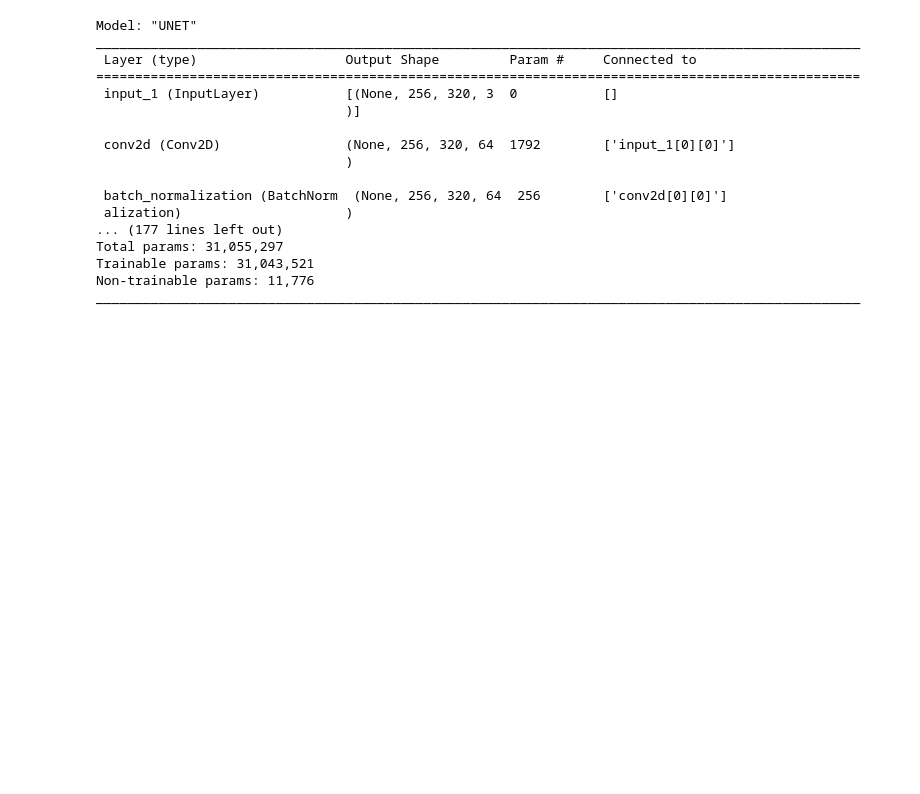
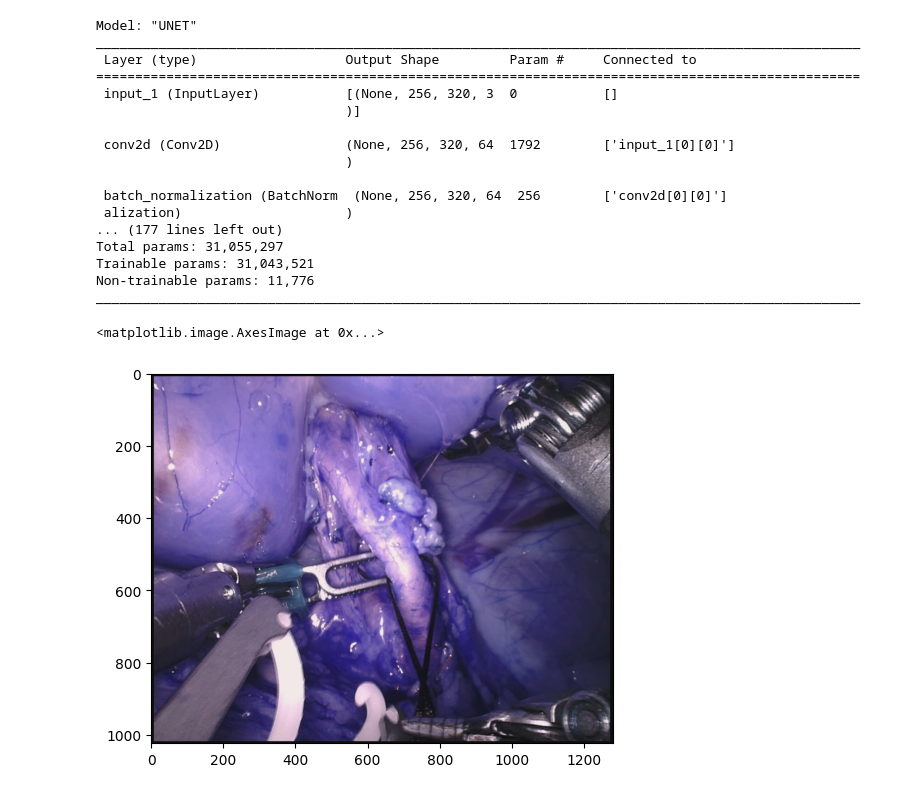
Before and after one commit to JoshuaR26/U-Net-Surgical-Tool-Segmentation, a Jupyter notebook: predict.ipynb, the cells around one changed output. Drawn from its saved outputs; the diff is of its cells as text; code cells hidden in the pictures; blank space fills up the shorter version.

```diff
--- a/predict.ipynb
+++ b/predict.ipynb
@@ -14,12 +14,12 @@ import time
 height = 1024//4
 width = 1280//4
 # %%
-label = 2
-img_path = './train/frames/frame000_seq_13.png'
-label_path = './train/labels_2/frame000_seq_13.png'
+label = 3
+img_path = './train/frames_3/frame004_seq_2.png'
+label_path = './train/labels_3/frame004_seq_2.png'
 train_path = './train/'
-model_path = os.path.join('./model/', f'unet_jacc_{label}.keras')
-log_path = os.path.join('./log/', f'log_{label}.csv')
+model_path = os.path.join('./model/unet_jacc_1.keras')
+log_path = os.path.join('./log/', f'log_{label}_NEW.csv')
 save_path = './save/'
 # %%
 def create_dir(path):
@@ -81,3 +81,9 @@ def jaccard_index(y_true_path, y_pred):
     jaccard = tf.reduce_mean((intersection + 1e-7) / (union + 1e-7))
 
     return jaccard
+# %%
+img = cv2.imread(img_path)
+plt.imshow(img)
+# %% [output]
+<matplotlib.image.AxesImage at 0x...>
+[figure, added]
```
Also changed, not shown: parts of 3 cells of this notebook, 4 other files.
